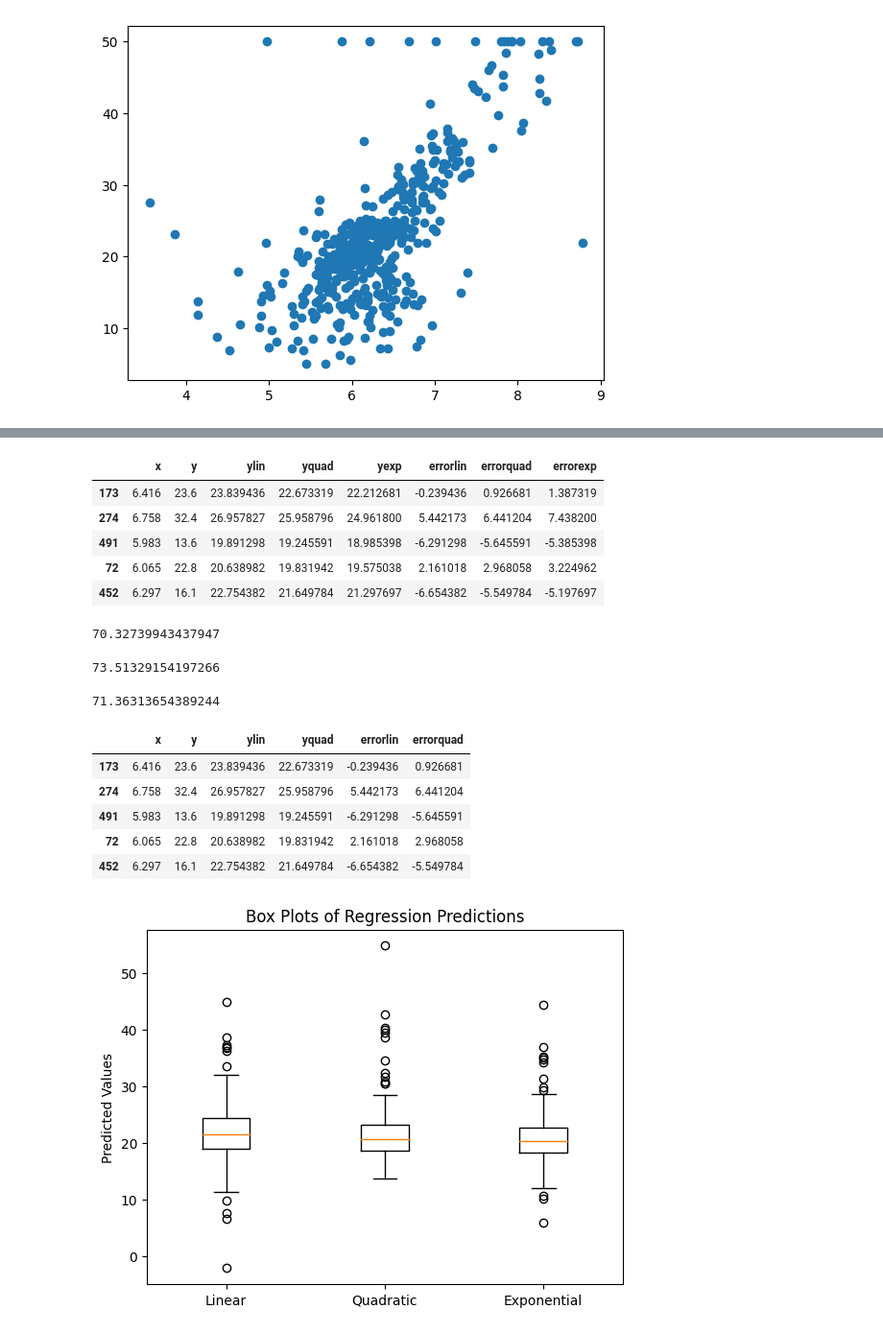
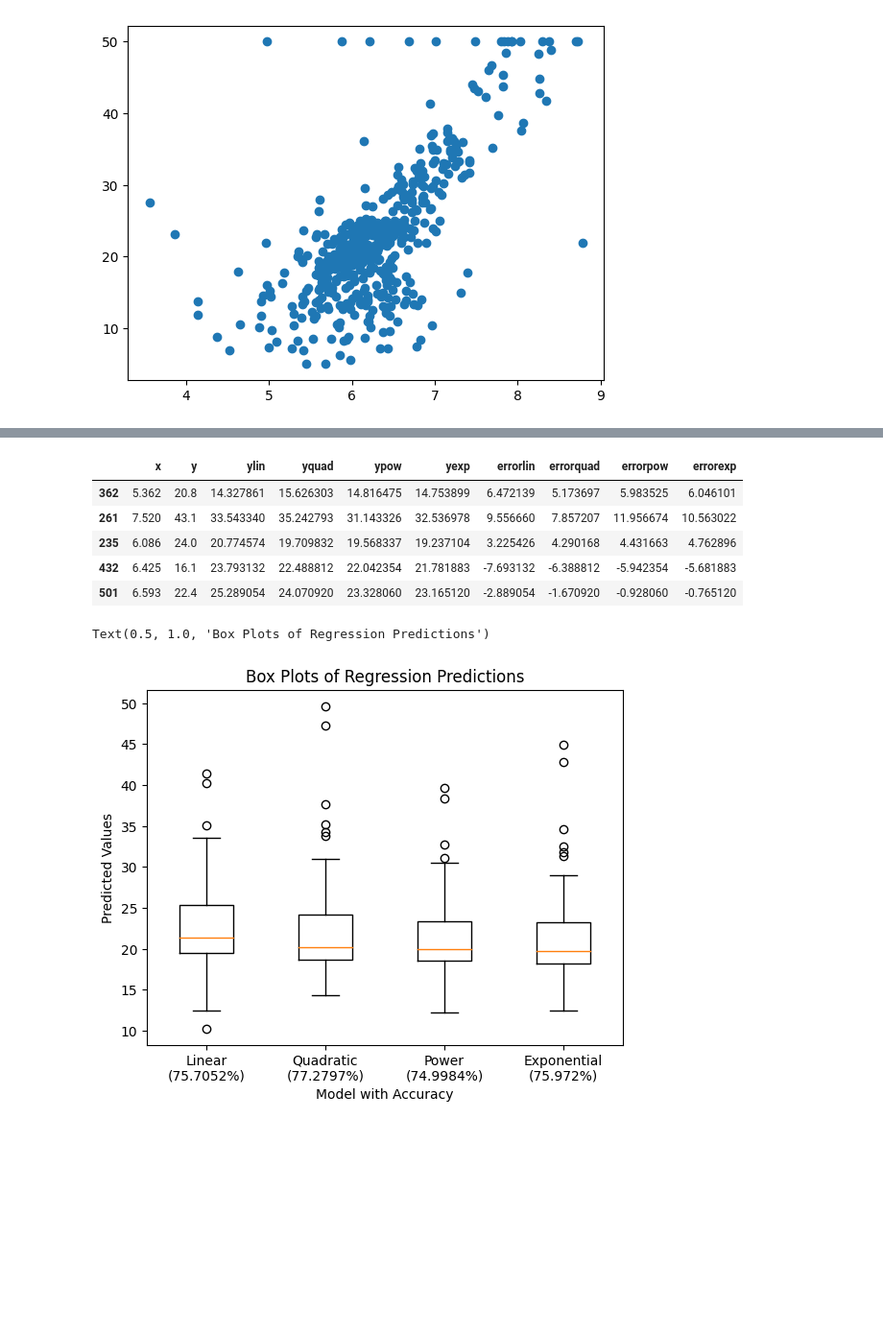
Before and after one commit to abiral-adhikari/mcsc-project, a Jupyter notebook: quatratic.ipynb, the cells around one changed output, grey strips where cells are left out. Shown at 96% size. Saved outputs shown, nothing was run; the diff lists cells and outputs as text; code cells hidden in the pictures; blank space fills up the shorter version.

```diff
--- a/quatratic.ipynb
+++ b/quatratic.ipynb
@@ -125,3 +130,11 @@ b=coff3[1]
+# %%
+# Finding the cofficient of linearly transformed exponential function
+A2=np.array([[n,sumx],[sumx,sumx2]])
+B2=np.array([sumY,sumxY])
+coff4=np.linalg.solve(A2,B2)
+coff4
+ae=np.exp(coff4[0])
+be=np.exp(coff4[1])
 # %%
 plt.scatter(data['RM'],data['MEDV'])
 # %% [output]
@@ -138,10 +151,15 @@ def soln2(x):
     y=coff2[0]*x+coff2[1]
     return y
 # %%
-#Predicted Exponential Function
+#Predicted Power Function
 def soln3(x):
-    y=a*(x**b)
+    y=ap*(x**bp)
     return y
+# %%
+#Predicted Exponential Function
+def soln4(x):
+    y=ae*(be**x)
+    return y
 # %%
 
 array=np.linspace(3,8,100)
@@ -175,31 +194,29 @@ ax.legend(loc=4,fontsize=20)
 # %%
 data3['ylin']=data3['x'].apply(soln2)
 data3['yquad']=data3['x'].apply(soln)
-data3['yexp']=data3['x'].apply(soln3)
+data3['ypow']=data3['x'].apply(soln3)
+data3['yexp']=data3['x'].apply(soln4)
 data3['errorlin']=data3['y']-data3['ylin']
 data3['errorquad']=data3['y']-data3['yquad']
+data3['errorpow']=data3['y']-data3['ypow']
 data3['errorexp']=data3['y']-data3['yexp']
 data3.head()
 # %% [output]
-|  | x | y | ylin | yquad | yexp | errorlin | errorquad | errorexp |
-| 173 | 6.416 | 23.6 | 23.839436 | 22.673319 | 22.212681 | -0.239436 | 0.926681 | 1.387319 |
-| 274 | 6.758 | 32.4 | 26.957827 | 25.958796 | 24.961800 | 5.442173 | 6.441204 | 7.438200 |
-| 491 | 5.983 | 13.6 | 19.891298 | 19.245591 | 18.985398 | -6.291298 | -5.645591 | -5.385398 |
-| 72 | 6.065 | 22.8 | 20.638982 | 19.831942 | 19.575038 | 2.161018 | 2.968058 | 3.224962 |
-| 452 | 6.297 | 16.1 | 22.754382 | 21.649784 | 21.297697 | -6.654382 | -5.549784 | -5.197697 |
+|  | x | y | ylin | yquad | ypow | yexp | errorlin | errorquad | errorpow | errorexp |
+| 362 | 5.362 | 20.8 | 14.327861 | 15.626303 | 14.816475 | 14.753899 | 6.472139 | 5.173697 | 5.983525 | 6.046101 |
+| 261 | 7.520 | 43.1 | 33.543340 | 35.242793 | 31.143326 | 32.536978 | 9.556660 | 7.857207 | 11.956674 | 10.563022 |
+| 235 | 6.086 | 24.0 | 20.774574 | 19.709832 | 19.568337 | 19.237104 | 3.225426 | 4.290168 | 4.431663 | 4.762896 |
+| 432 | 6.425 | 16.1 | 23.793132 | 22.488812 | 22.042354 | 21.781883 | -7.693132 | -6.388812 | -5.942354 | -5.681883 |
+| 501 | 6.593 | 22.4 | 25.289054 | 24.070920 | 23.328060 | 23.165120 | -2.889054 | -1.670920 | -0.928060 | -0.765120 |
 # %%
 ymean=data3['y'].mean()
 # %%
 # Calculating accuracy of linear modeling
 rsmelin=np.sqrt(((data3['errorlin']**2).sum())/data3['x'].count())
 accuracylin=(1-(rsmelin/ymean))*100
-accuracylin
+accuracylin=round(accuracylin,4)
-# %% [output]
-70.32739943437947
 # %%
 # Calculating the accuracy of quadratic modeling
 rsmequad=np.sqrt(((data3['errorquad']**2).sum())/data3['x'].count())
 accuracyquad=(1-(rsmequad/ymean))*100
-accuracyquad
+accuracyquad=round(accuracyquad,4)
-# %% [output]
-73.51329154197266
@@ -206,39 +228,29 @@ accuracyquad
 # %%
-# Calculating the accuracy of exponential modeling of type (a*b^x)
+# Calculating the accuracy of power modeling of type (a*x^b)
 rsmeexp=np.sqrt(((data3['errorexp']**2).sum())/data3['x'].count())
 accuracyexp=(1-(rsmeexp/ymean))*100
-accuracyexp
+accuracyexp=round(accuracyexp,4)
-# %% [output]
-71.36313654389244
-# %%
-data3.head()
-# %% [output]
-|  | x | y | ylin | yquad | errorlin | errorquad |
-| 173 | 6.416 | 23.6 | 23.839436 | 22.673319 | -0.239436 | 0.926681 |
-| 274 | 6.758 | 32.4 | 26.957827 | 25.958796 | 5.442173 | 6.441204 |
-| 491 | 5.983 | 13.6 | 19.891298 | 19.245591 | -6.291298 | -5.645591 |
-| 72 | 6.065 | 22.8 | 20.638982 | 19.831942 | 2.161018 | 2.968058 |
-| 452 | 6.297 | 16.1 | 22.754382 | 21.649784 | -6.654382 | -5.549784 |
 # %%
 # Combine the predictions into a list
-all_predictions = [data3['ylin'], data3['yquad'],data3['yexp']]
+all_predictions = [data3['ylin'], data3['yquad'],data3['ypow'],data3['yexp']]
 
 # Create a figure and axis object
 fig, ax = plt.subplots()
 
 # Create the box plot
 ax.boxplot(all_predictions)
 
 # Set x-axis tick labels
-ax.set_xticklabels(['Linear', 'Quadratic', 'Exponential'])
+ax.set_xlabel("Model with Accuracy")
+ax.set_xticklabels([f'Linear\n({accuracylin}%)', f'Quadratic\n({accuracyquad}%)', f'Power\n({accuracypow}%)', f'Exponential\n({accuracyexp}%)'])
 
 # Set y-axis label
 ax.set_ylabel('Predicted Values')
 
 # Set plot title
 ax.set_title('Box Plots of Regression Predictions')
 
 # Show the plot
-plt.show()
 # %% [output]
+Text(0.5, 1.0, 'Box Plots of Regression Predictions')
-[figure, old version]
+[figure, new version]
```
Also changed, not shown: parts of 28 cells of this notebook.
